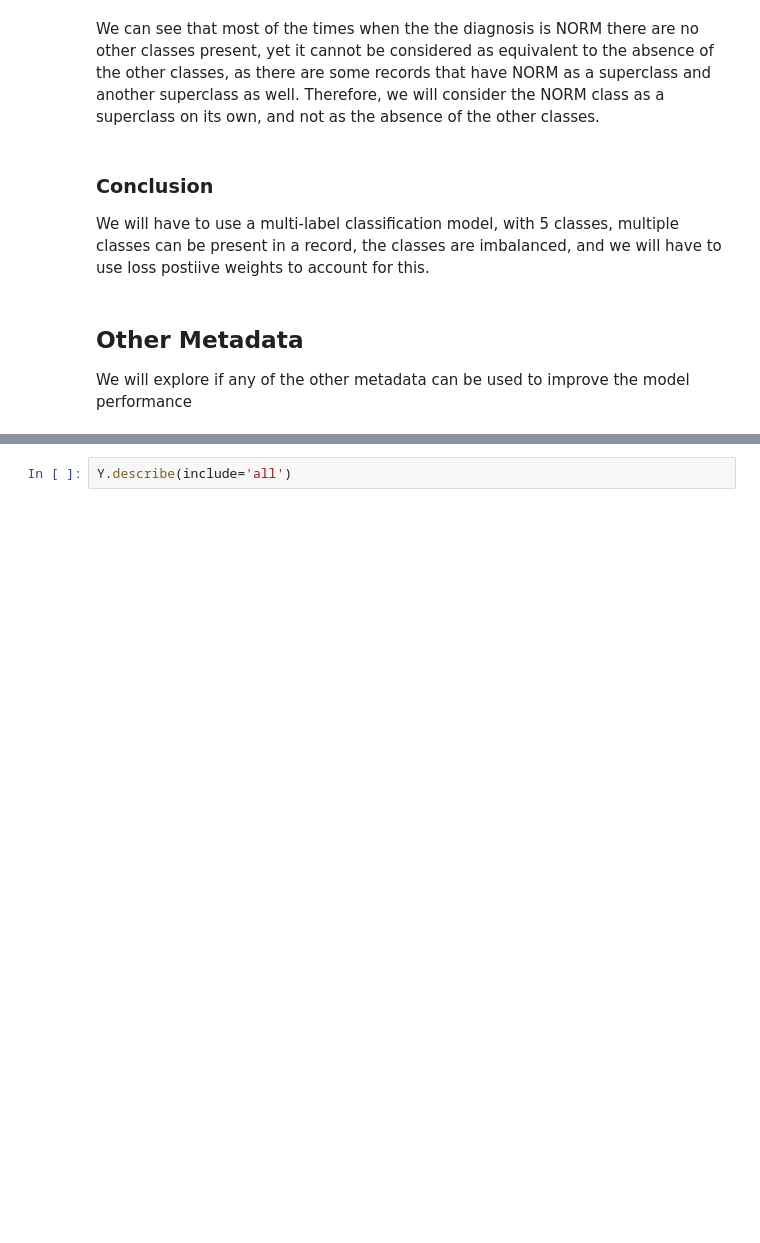
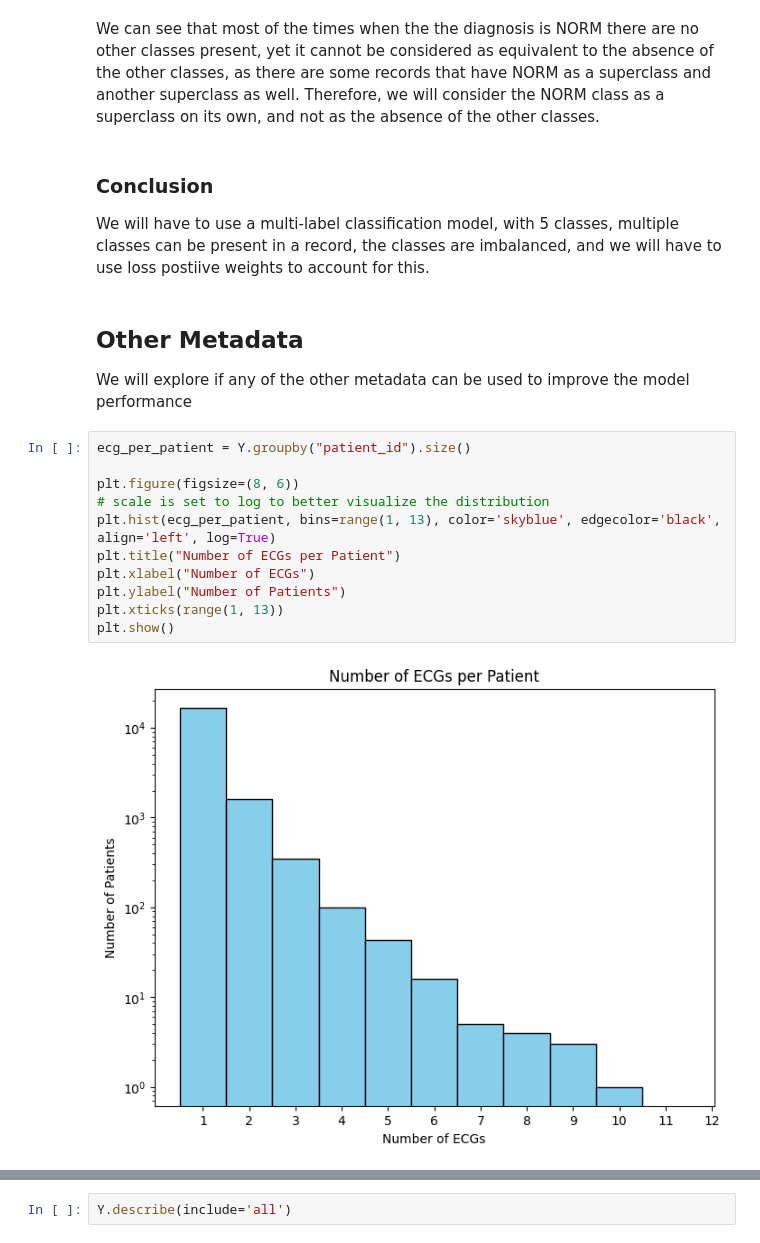
Before and after one commit to idoven/Idoven-DS-Machine-Learning, a Jupyter notebook: src/notebooks/Main.ipynb, the cells around one changed output, grey strips where cells are left out. Saved outputs shown, nothing was run; the diff lists cells and outputs as text; blank space fills up the shorter version.

Commit message:
✨ Add Ecg loading and visualization

```diff
--- a/src/notebooks/Main.ipynb
+++ b/src/notebooks/Main.ipynb
@@ -197,3 +197,16 @@ We will have to use a multi-label classification model, with 5 classes, multiple
 # %% [markdown]
 ## Other Metadata
 We will explore if any of the other metadata can be used to improve the model performance
+# %%
+ecg_per_patient = Y.groupby("patient_id").size()
+
+plt.figure(figsize=(8, 6))
+# scale is set to log to better visualize the distribution
+plt.hist(ecg_per_patient, bins=range(1, 13), color='skyblue', edgecolor='black', align='left', log=True)
+plt.title("Number of ECGs per Patient")
+plt.xlabel("Number of ECGs")
+plt.ylabel("Number of Patients")
+plt.xticks(range(1, 13))
+plt.show()
+# %% [output]
+[figure, added]
```
Also changed, not shown: parts of 10 cells of this notebook.
